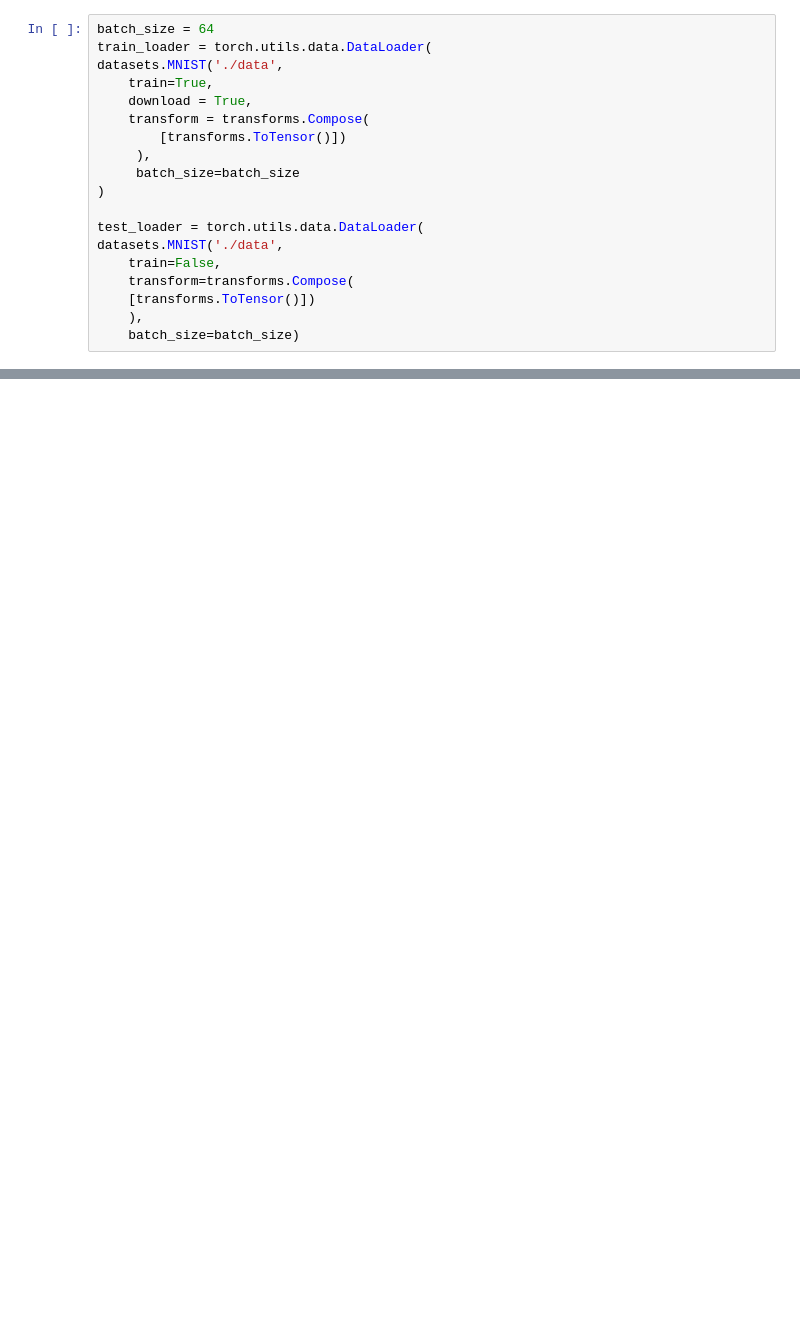
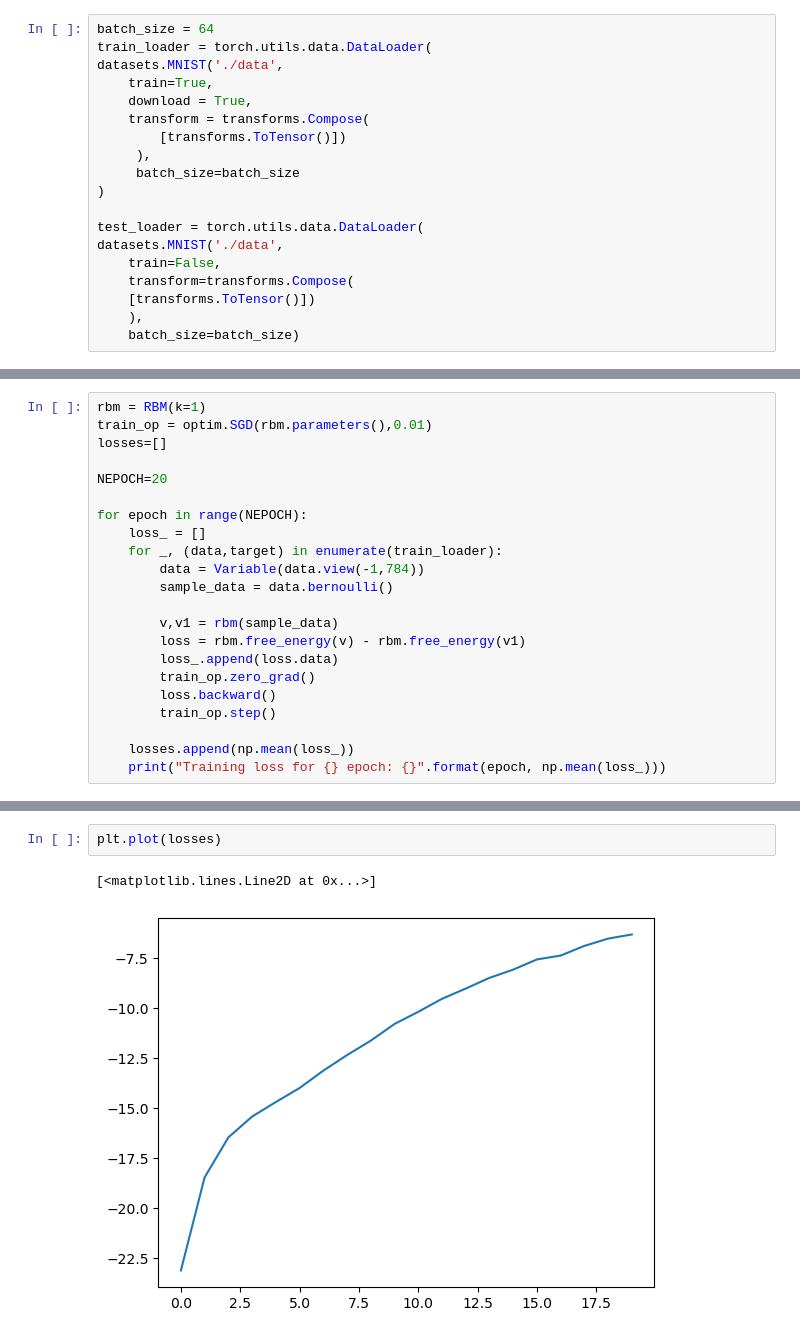
Before and after one commit to jolatechno/cours-ENS, a Jupyter notebook: cours/M2/S4/machine_learning/projet/leo_test/RBM_test2.ipynb, the cells around one changed output, grey strips where cells are left out. Cells and saved outputs as stored; diff of their text form; blank space fills up the shorter version.

```diff
--- a/cours/M2/S4/machine_learning/projet/leo_test/RBM_test2.ipynb
+++ b/cours/M2/S4/machine_learning/projet/leo_test/RBM_test2.ipynb
@@ -122,0 +178,22 @@ NameError: name 'show_and_save' is not defined
+# %%
+rbm = RBM(k=1)
+train_op = optim.SGD(rbm.parameters(),0.01)
+losses=[]
+
+NEPOCH=20
+
+for epoch in range(NEPOCH):
+    loss_ = []
+    for _, (data,target) in enumerate(train_loader):
+        data = Variable(data.view(-1,784))
+        sample_data = data.bernoulli()
+
+        v,v1 = rbm(sample_data)
+        loss = rbm.free_energy(v) - rbm.free_energy(v1)
+        loss_.append(loss.data)
+        train_op.zero_grad()
+        loss.backward()
+        train_op.step()
+
+    losses.append(np.mean(loss_))
+    print("Training loss for {} epoch: {}".format(epoch, np.mean(loss_)))
@@ -122,0 +221,5 @@ NameError: name 'show_and_save' is not defined
+# %%
+plt.plot(losses)
+# %% [output]
+[<matplotlib.lines.Line2D at 0x...>]
+[figure, added]
```
Also changed, not shown: parts of 21 cells of this notebook, 4 other files.
